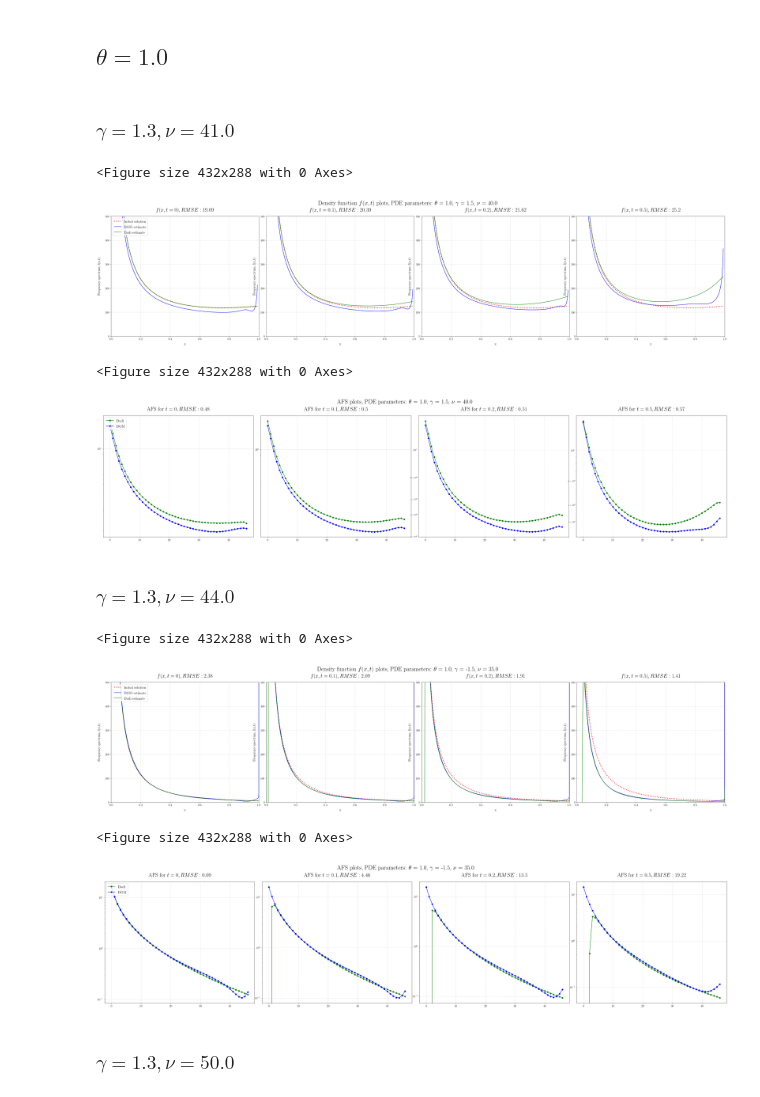
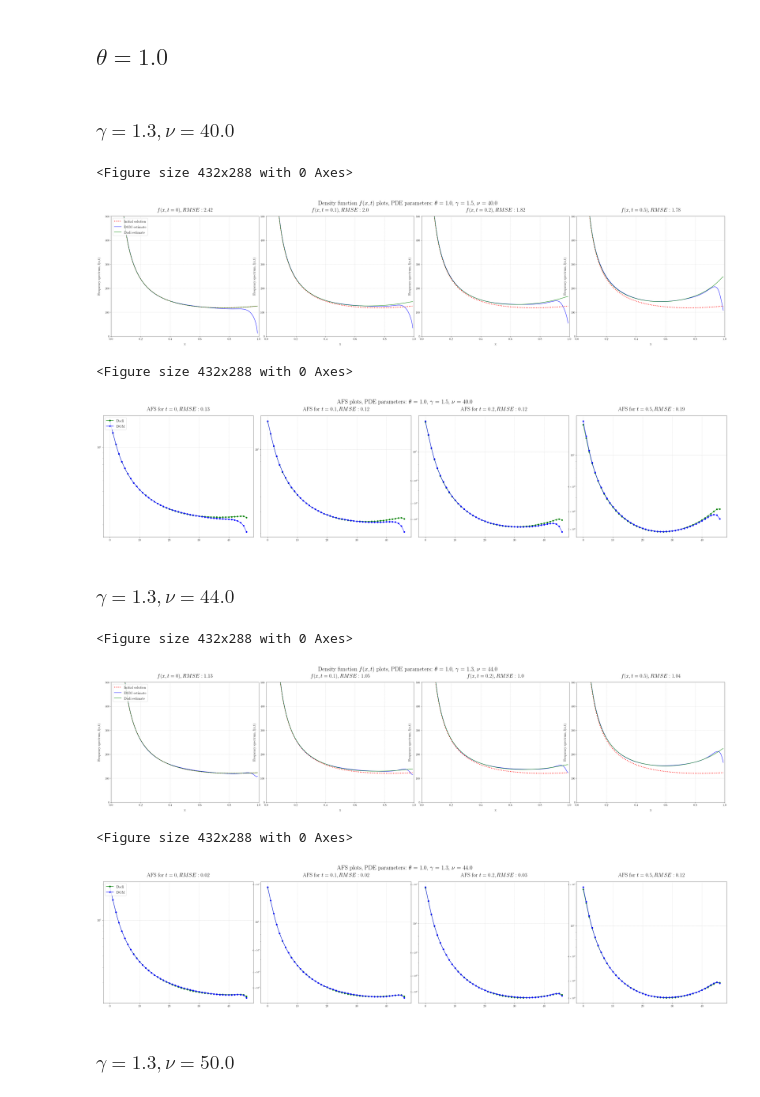
Before and after one commit to Kharlamov-Vladislav/Dadi-deep-galerkin, a Jupyter notebook: one_pop_example.ipynb, the cells around one changed output. Drawn from its saved outputs; the diff is of its cells as text; code cells hidden in the pictures.

```diff
--- a/one_pop_example.ipynb
+++ b/one_pop_example.ipynb
@@ -55,10 +41,22 @@ INFO:tensorflow:Restoring parameters from trained_models/one_pop_example
 def WrightFisherInitial(x, theta, gamma, nu):
     return nu * theta*(1-np.exp(-2*gamma*(1-x)))/(1-np.exp(-2*gamma))
+# %%
+#dadi solution
+def CalcDadi(x_grid, initial_phi,p_t, p_gamma, p_theta, p_nu):
+    phi = Integration.one_pop(initial_phi, x_grid, p_t, nu = p_nu, gamma = p_gamma, theta0 = p_theta, beta=1)
+    return phi
+
+#Deep galerkin solution
+def CalcDGM(t,  p_gamma, p_theta, p_nu):
+    x_plot = np.linspace(x_low + 10e-3, x_high - 10e-3, 1000)
+    t_plot = t * np.ones_like(x_plot.reshape(-1,1))
+    u = sess.run([V], feed_dict= {t_interior_tnsr:t_plot,
+                                                    x_interior_tnsr:x_plot.reshape(-1,1),
+                                                    param_gamma_tnsr:p_gamma * np.ones_like(x_plot.reshape(-1,1)),
+                                                    param_theta_tnsr:p_theta * np.ones_like(x_plot.reshape(-1,1)),
+                                                    param_nu_tnsr:p_nu * np.ones_like(x_plot.reshape(-1,1))})
+    return u[0].reshape(1,-1)[0]/(x_plot*(1-x_plot))
 # %%
-def CalcDadi(x_grid, initial_phi,p_t, p_gamma, p_theta, p_nu):
-    phi = Integration.one_pop(initial_phi, x_grid, p_t, nu = p_nu, gamma = p_gamma, theta0 = p_theta, beta=1)
-    return phi
-
 def PlotSolutions(theta, gamma, nu, plot_afs = False):
     # LaTeX rendering for text in plots
     plt.rc('text', usetex=True)
@@ -73,37 +71,19 @@ def PlotSolutions(theta, gamma, nu, plot_afs = False):
     else:
         plt.suptitle(f'Density function $f(x,t)$ plots, PDE parameters: $\\theta$ = {theta}, $\gamma$ = {gamma}, $\\nu$ = {nu}', fontsize=27)
 
-    # time values at which to examine density
     times = [0, 0.1, 0.2, 0.5]
 
-    # vector of t and S values for plotting
-
     x_plot = np.linspace(x_low + 10e-3, x_high - 10e-3, 1000)
-    #x_plot[0:10] = x_plot[10:20]/2
-    #x_plot[-1:-10] = x_plot[-10:-20]/2
 
     for i, curr_t in enumerate(times):
 
         # specify subplot
         plt.subplot(1,4,i+1)
 
-        # simulate process at current t
         initial_u = WrightFisherInitial(x_plot, theta, gamma, nu)
-
         initial_phi = initial_u.reshape(1,-1)[0]/(x_plot*(1-x_plot))
-
         dadi_solution = CalcDadi(x_plot, initial_phi, curr_t, gamma, theta, nu)
-        # compute normalized density at all x values to plot and current t value
-        t_plot = curr_t * np.ones_like(x_plot.reshape(-1,1))
-        fitted_optionValue = sess.run([V], feed_dict= {t_interior_tnsr:t_plot,
-                                                    x_interior_tnsr:x_plot.reshape(-1,1),
-                                                    param_gamma_tnsr:gamma * np.ones_like(x_plot.reshape(-1,1)),
-                                                    param_theta_tnsr:theta * np.ones_like(x_plot.reshape(-1,1)),
-                                                    param_nu_tnsr:nu * np.ones_like(x_plot.reshape(-1,1))})
-
-
-        #/(x_plot*(1-x_plot))
-        dgm_solution = fitted_optionValue[0].reshape(1,-1)[0]/(x_plot*(1-x_plot))
+        dgm_solution = CalcDGM(curr_t, gamma, theta, nu)
 
         spectrum_dadi = Spectrum.from_phi(dadi_solution.reshape(1,-1)[0][5:-5], (50,), (x_plot[5:-5],))[2:-2]
         spectrum_dgm = Spectrum.from_phi(dgm_solution.reshape(1,-1)[0][5:-5], (50,), (x_plot[5:-5],))[2:-2]
@@ -136,25 +116,25 @@ def PlotSolutions(theta, gamma, nu, plot_afs = False):
 # %% [markdown]
 ## $\theta = 1.0$
 # %% [markdown]
-### $\gamma = 1.3, \nu = 41.0$
+### $\gamma = 1.3, \nu = 40.0$
 # %%
 PlotSolutions(theta = 1.0, gamma =  1.5, nu = 40.0)
 PlotSolutions(1.0, 1.5, 40.0, plot_afs=True)
 # %% [output]
 <Figure size 432x288 with 0 Axes>
-[figure, old version]
+[figure, new version]
 <Figure size 432x288 with 0 Axes>
-[figure, old version]
+[figure, new version]
 # %% [markdown]
 ### $\gamma = 1.3, \nu = 44.0$
 # %%
-PlotSolutions(theta = 1.0, gamma =  -1.5, nu = 35.0)
-PlotSolutions(1.0, -1.5, 35.0, plot_afs=True)
+PlotSolutions(theta = 1.0, gamma =  1.3, nu = 44.0)
+PlotSolutions(1.0, 1.3, 44.0, plot_afs=True)
 # %% [output]
 <Figure size 432x288 with 0 Axes>
-[figure, old version]
+[figure, new version]
 <Figure size 432x288 with 0 Axes>
-[figure, old version]
+[figure, new version]
 # %% [markdown]
 ### $\gamma = 1.3, \nu = 50.0$
 # %%
```
Also changed, not shown: parts of 12 cells of this notebook, 4 other files.
